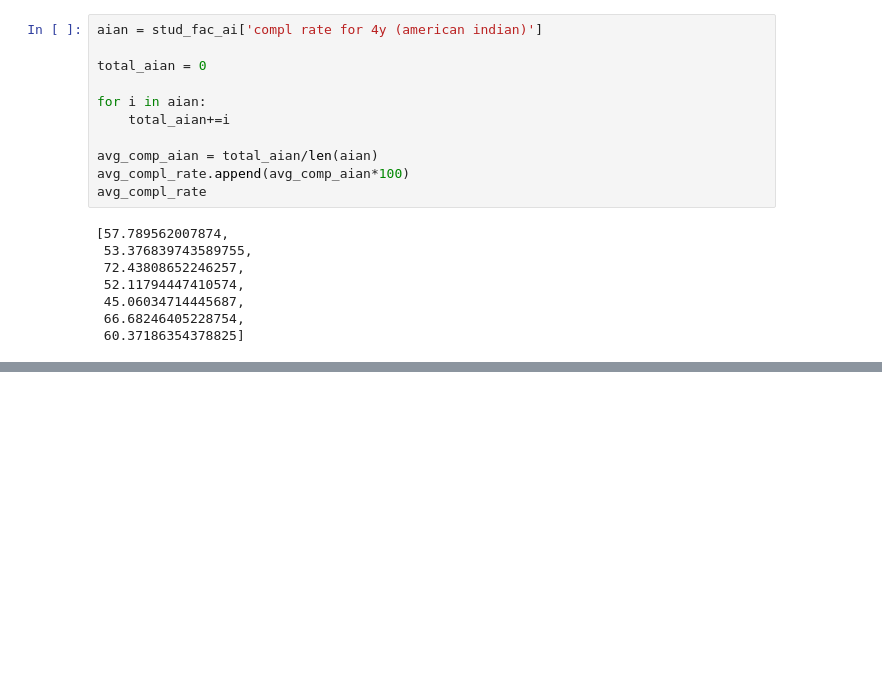
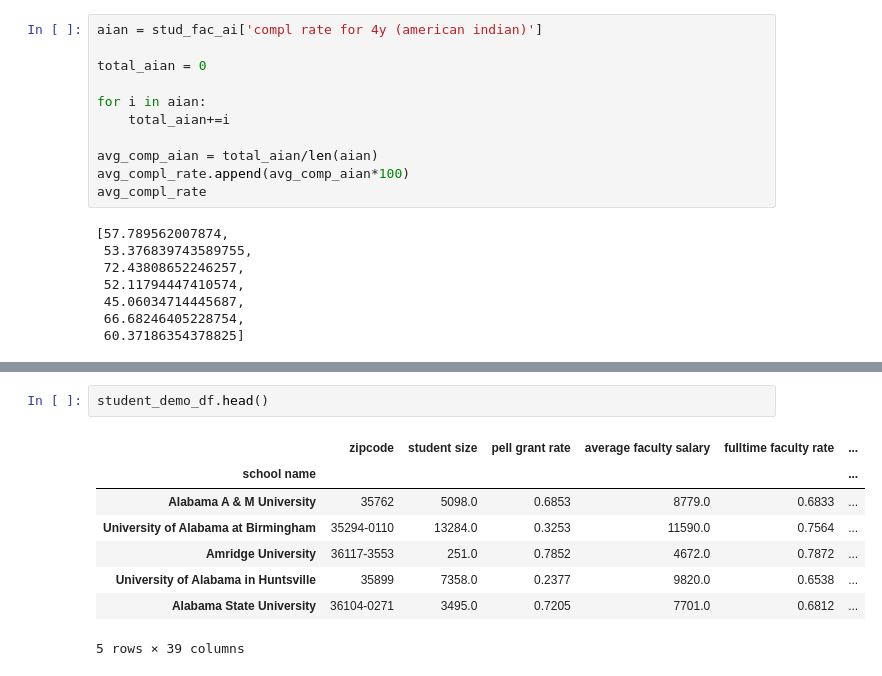
Before and after one commit to beccasolomon22/Student-Social-Analysis, a Jupyter notebook: DOE_Analysis_graphs.ipynb, the cells around one changed output, grey strips where cells are left out. Saved outputs shown, nothing was run; the diff lists cells and outputs as text; blank space fills up the shorter version.

```diff
--- a/DOE_Analysis_graphs.ipynb
+++ b/DOE_Analysis_graphs.ipynb
@@ -296,0 +524,11 @@ plt.show()
+# %%
+student_demo_df.head()
+# %% [output]
+|  | zipcode | student size | pell grant rate | average faculty salary | fulltime faculty rate | ... |
+| school name |  |  |  |  |  | ... |
+| Alabama A & M University | 35762 | 5098.0 | 0.6853 | 8779.0 | 0.6833 | ... |
+| University of Alabama at Birmingham | 35294-0110 | 13284.0 | 0.3253 | 11590.0 | 0.7564 | ... |
+| Amridge University | 36117-3553 | 251.0 | 0.7852 | 4672.0 | 0.7872 | ... |
+| University of Alabama in Huntsville | 35899 | 7358.0 | 0.2377 | 9820.0 | 0.6538 | ... |
+| Alabama State University | 36104-0271 | 3495.0 | 0.7205 | 7701.0 | 0.6812 | ... |
+5 rows × 39 columns
```
Also changed, not shown: parts of 16 cells of this notebook, 9 other files.
